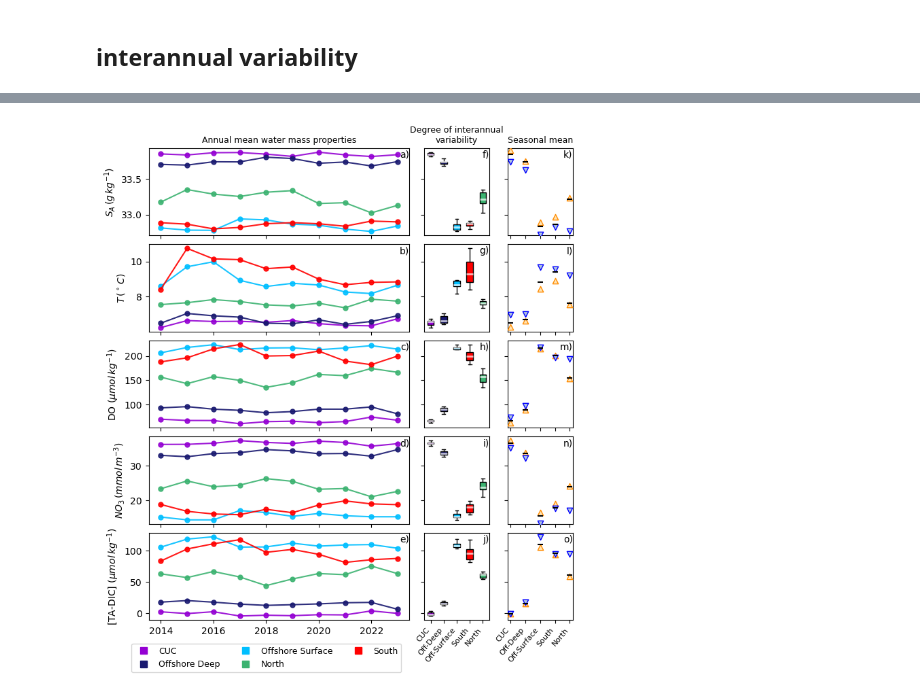
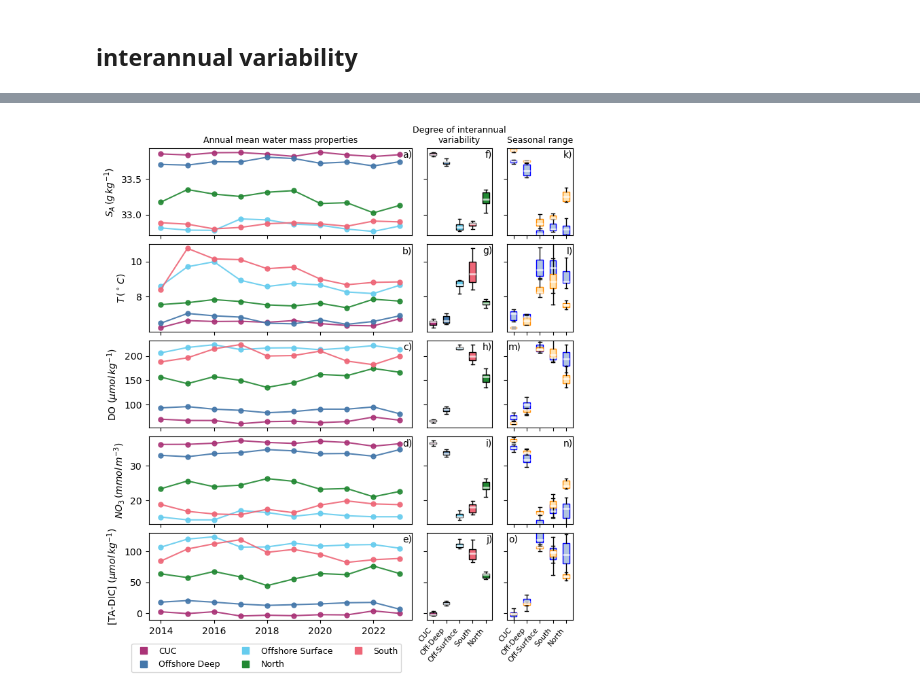
Before and after one commit to rbeutel/PI_BIOGEO_PAPER, a Jupyter notebook: model/quant_properties.ipynb, the cells around one changed output, grey strips where cells are left out. Saved outputs shown, nothing was run; the diff lists cells and outputs as text; code cells hidden in the pictures.

```diff
--- a/model/quant_properties.ipynb
+++ b/model/quant_properties.ipynb
@@ -295,8 +198,8 @@ plt.tight_layout()
 # %%
 # box plots of the same data
 # first using all the already averaged information
-colours = ['midnightblue', 'darkviolet', 'deepskyblue', 'green', 'red','magenta']
-fig,ax = plt.subplots(1,5,figsize=(10,2))
+colours = ['#4477AA', '#AA3377', '#66CCEE', '#228833', '#EE6677','#CCBB44']
+fig,ax = plt.subplots(1,6,figsize=(12,2))
 
 regions = ['cuc', 'offshore deep', 'offshore surface', 'north', 'south', 'fresh']
 for i in range(len(ax)):
@@ -304,13 +207,14 @@ for i in range(len(ax)):
     for patch, color in zip(bplot['boxes'], colours):
         patch.set_facecolor(color)
     for median in bplot['medians']:
-        median.set_color('grey')
+        median.set_color('#BBBBBB')
         median.set_linewidth(2)
 
     upmean =  [np.nanmean(interannual(region, properties[i], 'up')) for region in regions]
     dwmean =  [np.nanmean(interannual(region, properties[i], 'down')) for region in regions]
     ax[i].scatter(np.arange(1,len(regions)+1),upmean,marker='^',c='darkorange',edgecolors='moccasin',zorder=4)
     ax[i].scatter(np.arange(1,len(regions)+1),dwmean, marker='v',c='blue',edgecolors='lightsteelblue',zorder=4)
+    ax[i].set_title(properties[i])
 
 
     # add upwelling and downwelling means
@@ -321,5 +242,5 @@ plt.tight_layout()
 # %%
-updownyears = np.sort(np.append(np.array(upyears)+0.5,(np.array(downyears))))
+updownyears = np.sort(np.append(np.array(allyears)+0.5,(np.array(allyears))))
 properties = ['salt','temp','DO','NO3','[TA-DIC]']
 prop_names = ['$S_A \,(g\, kg^{-1})$','$T \,(^\circ \, C)$','DO $(\mu mol \, kg^{-1})$','$NO_3 \, (mmol\,m^{-3})$','[TA-DIC] $(\mu mol \, kg^{-1})$']
 
@@ -349,22 +270,22 @@ axe = fig.add_subplot(gs[4, 5])
 i=0
 for ax in [ax1,ax3,ax5,ax7,ax9]:
 
-    ax.plot(allyears, interannual('cuc', properties[i], 'all'),c='darkviolet',marker='o',markersize=5,alpha=0.9)
-    ax.plot(allyears, interannual('offshore deep', properties[i], 'all'),c='midnightblue',marker='o',markersize=5,alpha=0.9)
-    ax.plot(allyears, interannual('offshore surface', properties[i], 'all'),c='deepskyblue',marker='o',markersize=5,alpha=0.9)
-    ax.plot(allyears, interannual('north', properties[i], 'all'),c='mediumseagreen',marker='o',markersize=5,alpha=0.9)
-    ax.plot(allyears, interannual('south', properties[i], 'all'),c='red',marker='o',markersize=5,alpha=0.9)
-    # ax.plot(allyears, interannual('loop', properties[i], 'all'),c='grey',marker='o',markersize=5,alpha=0.9)
+    ax.plot(allyears, interannual('cuc', properties[i], 'all'),c='#AA3377',marker='o',markersize=5,alpha=0.9)
+    ax.plot(allyears, interannual('offshore deep', properties[i], 'all'),c='#4477AA',marker='o',markersize=5,alpha=0.9)
+    ax.plot(allyears, interannual('offshore surface', properties[i], 'all'),c='#66CCEE',marker='o',markersize=5,alpha=0.9)
+    ax.plot(allyears, interannual('north', properties[i], 'all'),c='#228833',marker='o',markersize=5,alpha=0.9)
+    ax.plot(allyears, interannual('south', properties[i], 'all'),c='#EE6677',marker='o',markersize=5,alpha=0.9)
+    # ax.plot(allyears, interannual('loop', properties[i], 'all'),c='#BBBBBB',marker='o',markersize=5,alpha=0.9)
 
-    ax.set_xticks(upyears[::2])
+    ax.set_xticks(allyears[::2])
     ax.set_xticklabels([])
     ax.set_ylabel(prop_names[i])
     i+=1
 
-ax9.set_xticklabels(upyears[::2])
+ax9.set_xticklabels(allyears[::2])
 
 # BOXPLOTS
-colours = ['darkviolet', 'midnightblue', 'deepskyblue', 'red', 'mediumseagreen', ]
+colours = ['#AA3377', '#4477AA', '#66CCEE', '#EE6677', '#228833', ]
 regions = ['cuc', 'offshore deep', 'offshore surface', 'south', 'north']
 i=0
 for ax in [ax2,ax4,ax6,ax8,ax10]:
@@ -383,13 +304,23 @@ ax10.set_xticklabels(['CUC', 'Off-Deep', 'Off-Surface', 'South',  'North'],rotat
 
 i=0
 for ax in [axa,axb,axc,axd,axe]:
-    upmean =  [np.nanmean(interannual(region, properties[i], 'up')) for region in regions]
-    dwmean =  [np.nanmean(interannual(region, properties[i], 'down')) for region in regions]
-    allmean =  [np.nanmean(interannual(region, properties[i], 'all')) for region in regions]
+    bplot_dw = box(regions,properties[i],'down',ax,alpha=0.5)
+    bplot_up = box(regions,properties[i],'up',ax,alpha=0.5)
 
-    ax.scatter(np.arange(1,len(regions)+1),upmean,marker='^',c='moccasin',edgecolors='darkorange',zorder=4)
-    ax.scatter(np.arange(1,len(regions)+1),dwmean, marker='v',c='lightsteelblue',edgecolors='blue',zorder=4)
-    ax.scatter(np.arange(1,len(regions)+1),allmean, marker='_',c='k',zorder=4)
+    for patch in bplot_up['boxes']:
+        patch.set_facecolor('moccasin')
+        patch.set_edgecolor('darkorange')
+    for patch in bplot_dw['boxes']:
+        patch.set_facecolor('lightsteelblue')
+        patch.set_edgecolor('blue')
+    for median in bplot_up['medians']:
+        median.set_color('white')
+        median.set_alpha(0.7)
+        median.set_linewidth(2)
+    for median in bplot_dw['medians']:
+        median.set_color('white')
+        median.set_alpha(0.7)
+        median.set_linewidth(2)
 
     ax.set_yticks([])
     ax.set_xticks(np.arange(1,len(regions)+1))
@@ -423,44 +354,44 @@ axe.tick_params(axis='y', which='both', labelleft=False)
 # # build legend handles
 legend_handles = []
 regionnames = ['CUC', 'Offshore Deep', 'Offshore Surface', 'North', 'South']
-colours = ['darkviolet','midnightblue','deepskyblue','mediumseagreen','red']
+colours = ['#AA3377','#4477AA','#66CCEE','#228833','#EE6677']
 for i in range(len(regions)):
     legend_handles.append(mlines.Line2D([], [],
                           marker='s', linestyle='None',markersize=7,
                           markeredgecolor=colours[i], markerfacecolor=colours[i],
                           label=regionnames[i]))
 # Add a figure-wide legend below the subplots
 fig.legend(handles=legend_handles, loc='upper center', ncol=3, bbox_to_anchor=(0.35, 0.05), frameon=True,fontsize=9)
 
 ax1.set_title('Annual mean water mass properties',fontsize=9)
 ax2.set_title('Degree of interannual\nvariability',fontsize=9)
-axa.set_title('Seasonal mean',fontsize=9)
+axa.set_title('Seasonal range',fontsize=9)
 
 
 # add text to each figure
 ax1.text(1,.98,'a)', ha='right', va='top', transform=ax1.transAxes,fontsize=10)
 ax2.text(1,.98,'f)', ha='right', va='top', transform=ax2.transAxes,fontsize=10)
 axa.text(1,.98,'k)', ha='right', va='top', transform=axa.transAxes,fontsize=10)
 
 ax3.text(1,.98,'b)', ha='right', va='top', transform=ax3.transAxes,fontsize=10)
 ax4.text(1,.98,'g)', ha='right', va='top', transform=ax4.transAxes,fontsize=10)
 axb.text(1,.98,'l)', ha='right', va='top', transform=axb.transAxes,fontsize=10)
 
 ax5.text(1,.98,'c)', ha='right', va='top', transform=ax5.transAxes,fontsize=10)
 ax6.text(1,.98,'h)', ha='right', va='top', transform=ax6.transAxes,fontsize=10)
-axc.text(1,.98,'m)', ha='right', va='top', transform=axc.transAxes,fontsize=10)
+axc.text(0.02,.98,'m)', ha='left', va='top', transform=axc.transAxes,fontsize=10)
 
 ax7.text(1,.98,'d)', ha='right', va='top', transform=ax7.transAxes,fontsize=10)
 ax8.text(1,.98,'i)', ha='right', va='top', transform=ax8.transAxes,fontsize=10)
 axd.text(1,.98,'n)', ha='right', va='top', transform=axd.transAxes,fontsize=10)
 
 ax9.text(1,.98,'e)', ha='right', va='top', transform=ax9.transAxes,fontsize=10)
 ax10.text(1,.98,'j)', ha='right', va='top', transform=ax10.transAxes,fontsize=10)
-axe.text(1,.98,'o)', ha='right', va='top', transform=axe.transAxes,fontsize=10)
+axe.text(0.02,.98,'o)', ha='left', va='top', transform=axe.transAxes,fontsize=10)
 
-plt.savefig("/data1/bbeutel/LO_user/ariane/figures/modelpropvar.pdf", bbox_inches='tight')
+plt.savefig("/ocean/rbeutel/MOAD/biogeo_paper/PI_BIOGEO_PAPER/model/figures/modelpropvar.pdf", bbox_inches='tight')
 # %% [output]
-[figure, old version]
+[figure, new version]
 # %%
 # statistics of combined periods
 alpha = 0.05
```
Also changed, not shown: parts of 22 cells of this notebook, 28 other files.
